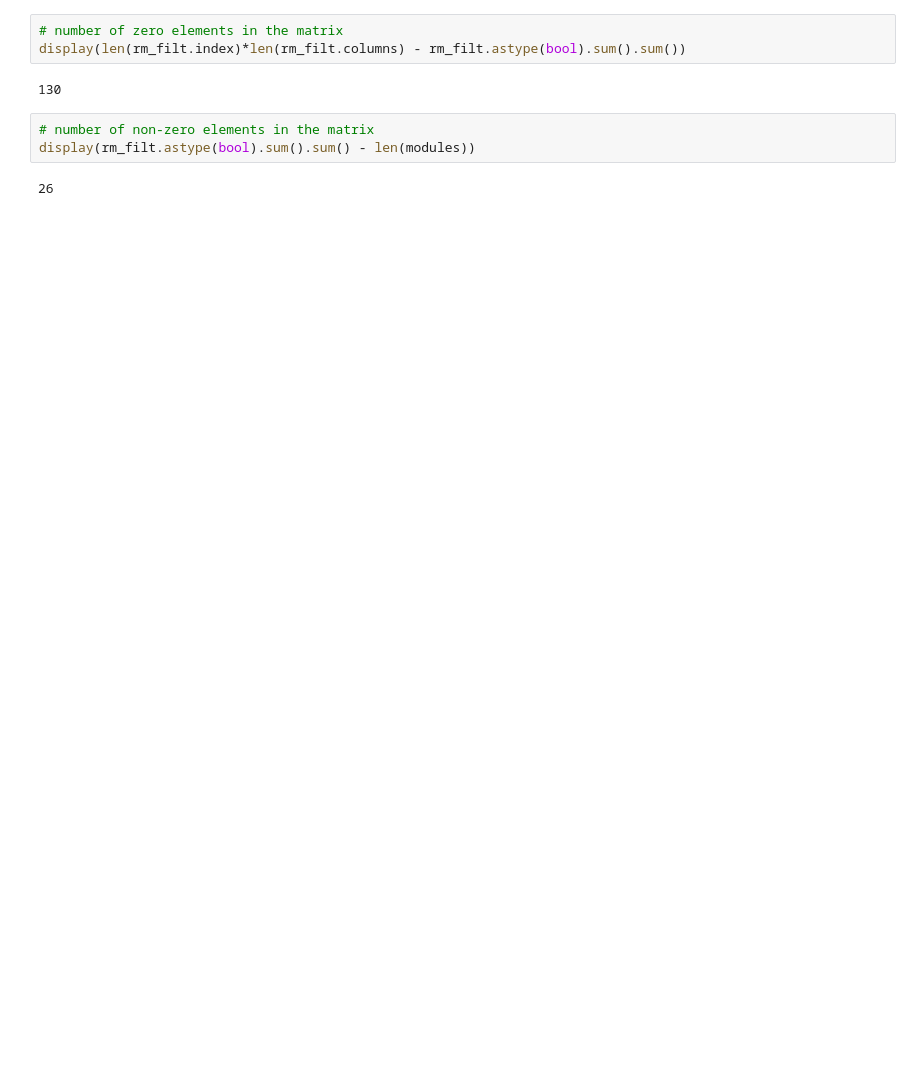
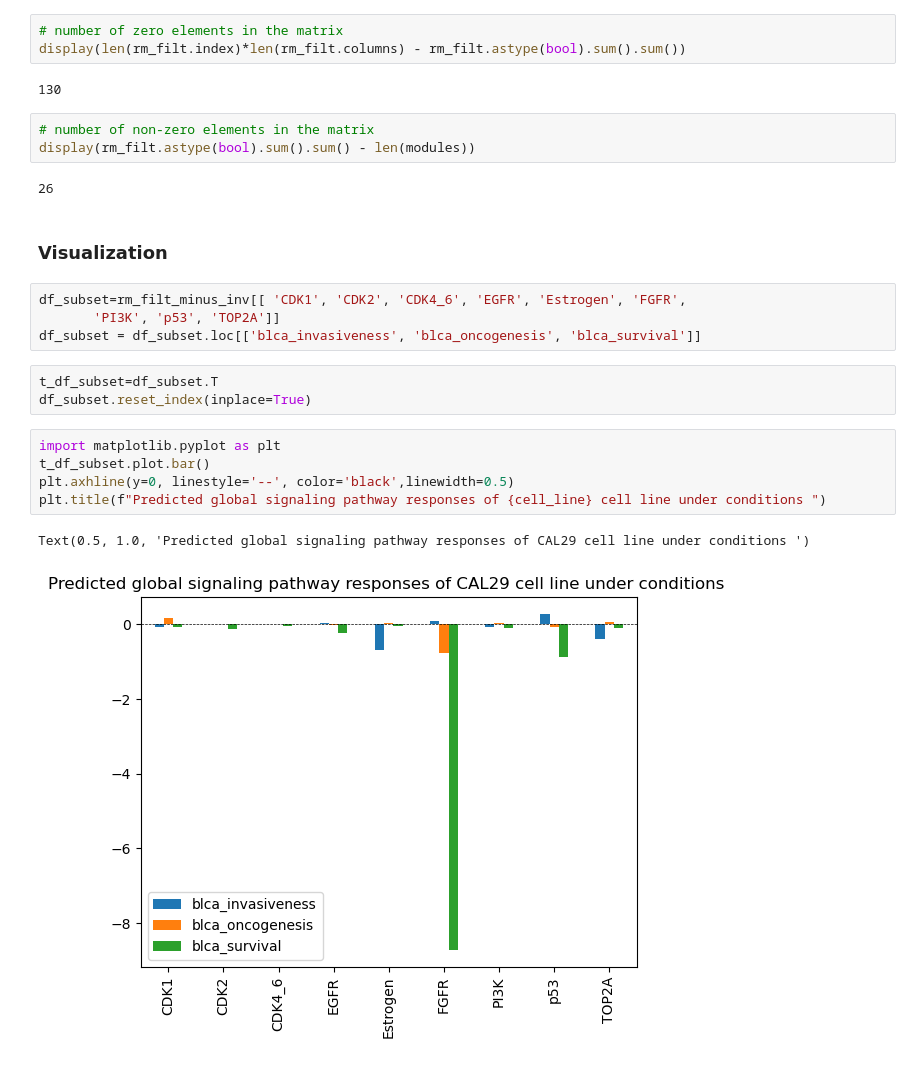
Before and after one commit to jingsday/blca_publication, a Jupyter notebook: blca_publication_Scripts/blca_Scripts_bmra/blca_Scripts_bmra_cal29/03_bmra_run.ipynb, the cells around one changed output. Cells and saved outputs as stored; diff of their text form; blank space fills up the shorter version.

Commit message:
bar plots cal29

```diff
--- a/blca_publication_Scripts/blca_Scripts_bmra/blca_Scripts_bmra_cal29/03_bmra_run.ipynb
+++ b/blca_publication_Scripts/blca_Scripts_bmra/blca_Scripts_bmra_cal29/03_bmra_run.ipynb
@@ -369,3 +369,20 @@ display(len(rm_filt.index)*len(rm_filt.columns) - rm_filt.astype(bool).sum().sum
 display(rm_filt.astype(bool).sum().sum() - len(modules))
 # %% [output]
 26
+# %% [markdown]
+### Visualization
+# %%
+df_subset=rm_filt_minus_inv[[ 'CDK1', 'CDK2', 'CDK4_6', 'EGFR', 'Estrogen', 'FGFR',
+       'PI3K', 'p53', 'TOP2A']]
+df_subset = df_subset.loc[['blca_invasiveness',	'blca_oncogenesis',	'blca_survival']]
+# %%
+t_df_subset=df_subset.T
+df_subset.reset_index(inplace=True)
+# %%
+import matplotlib.pyplot as plt
+t_df_subset.plot.bar()
+plt.axhline(y=0, linestyle='--', color='black',linewidth=0.5)
+plt.title(f"Predicted global signaling pathway responses of {cell_line} cell line under conditions ")
+# %% [output]
+Text(0.5, 1.0, 'Predicted global signaling pathway responses of CAL29 cell line under conditions ')
+[figure, added]
```
Also changed, not shown: parts of 3 cells of this notebook.
